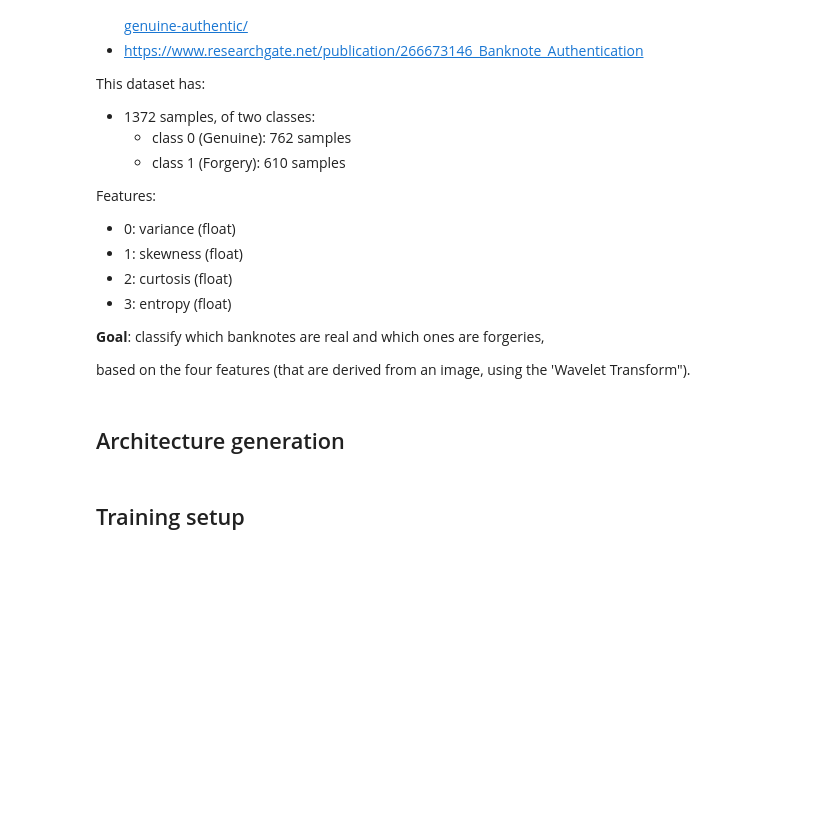
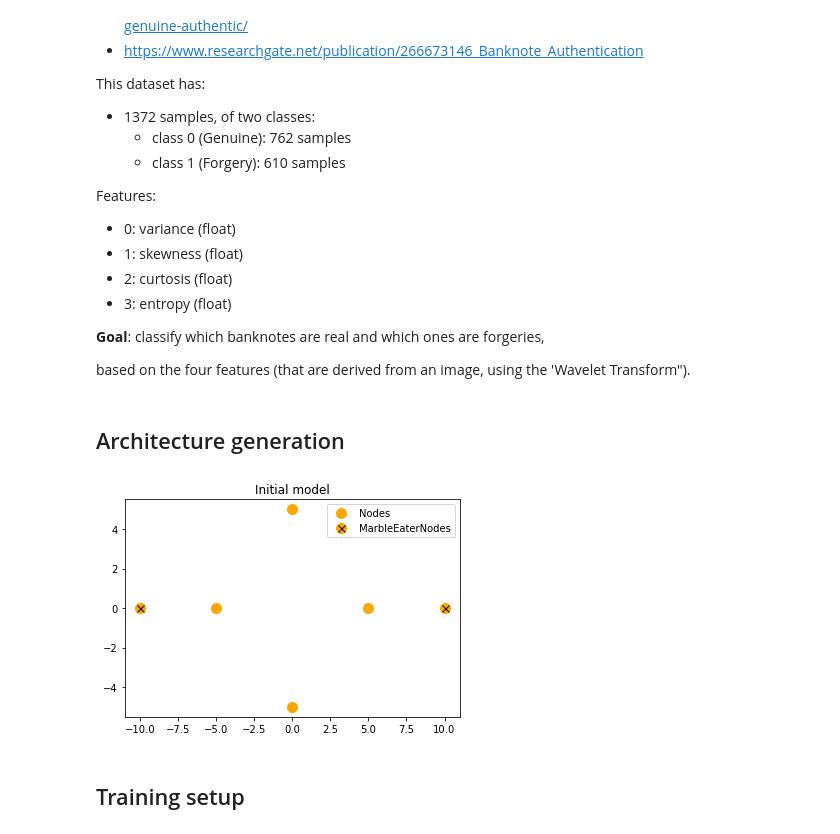
Before and after one commit to Nifrec/nenwin, a Jupyter notebook: nenwin/banknote_dataset/train_on_banknote.ipynb, the cells around one changed output. Saved outputs shown, nothing was run; the diff lists cells and outputs as text; code cells hidden in the pictures; blank space fills up the shorter version.

Commit message:
Add more plots and descriptions

```diff
--- a/nenwin/banknote_dataset/train_on_banknote.ipynb
+++ b/nenwin/banknote_dataset/train_on_banknote.ipynb
@@ -98,6 +99,10 @@ def gen_architecture() -> Tuple[NenwinModel, VelInputPlacer, Tuple[Node]]:
     return model, input_placer, eater_nodes
 # %%
 MODEL, INPUT_PLACER, EATERS = gen_architecture()
+ax = plot_model(MODEL)
+ax.set_title("Initial model");
+# %% [output]
+[figure, added]
 # %% [markdown]
 ## Training setup
 # %%
```
Also changed, not shown: parts of 7 cells of this notebook.
